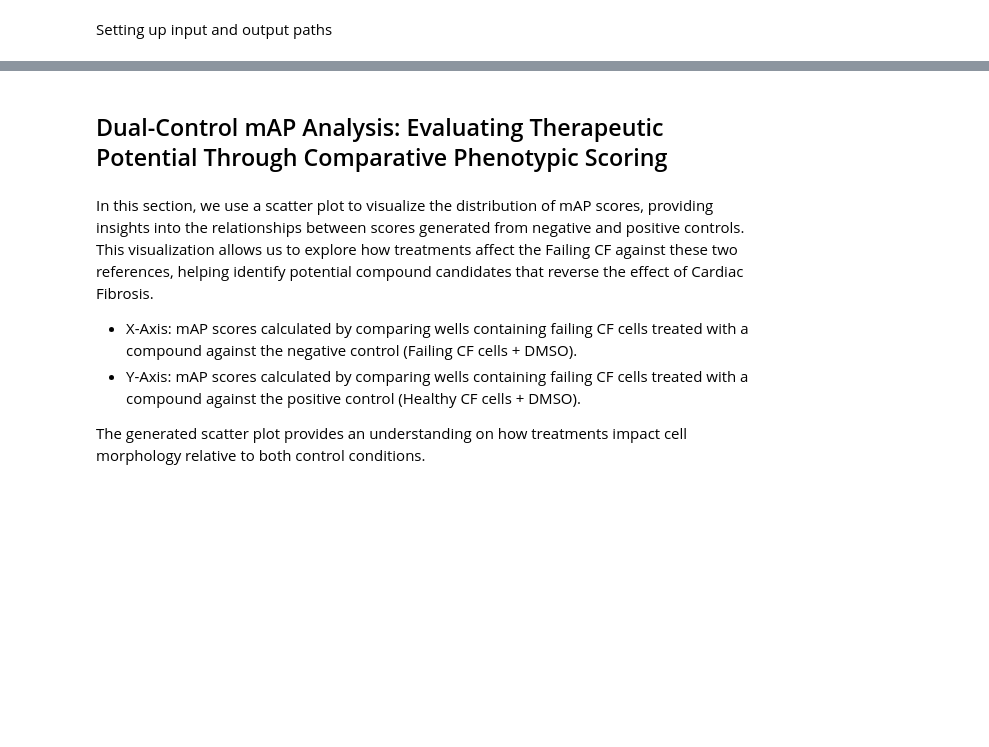
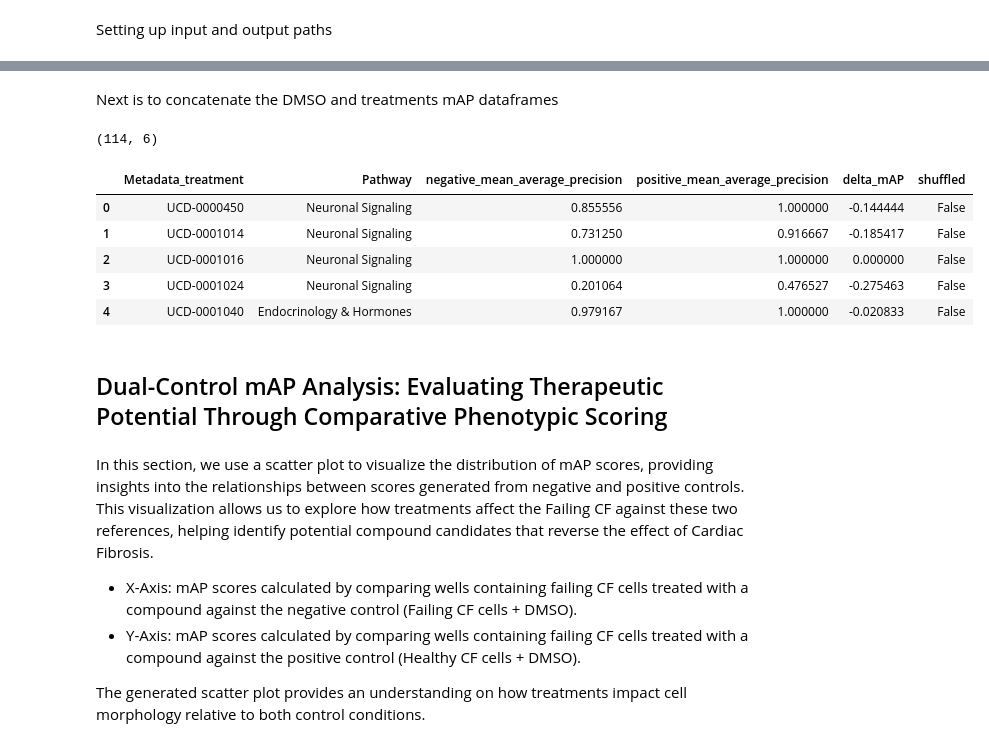
Before and after one commit to axiomcura/CFReT-screen-mAP-analysis, a Jupyter notebook: notebooks/1.map-analysis/2.map-analysis.ipynb, the cells around one changed output, grey strips where cells are left out. Cells and saved outputs as stored; diff of their text form; code cells hidden in the pictures; blank space fills up the shorter version.

```diff
--- a/notebooks/1.map-analysis/2.map-analysis.ipynb
+++ b/notebooks/1.map-analysis/2.map-analysis.ipynb
@@ -72,3 +401,18 @@ all_map_df.head()
+# %% [markdown]
+Next is to concatenate the DMSO and treatments mAP dataframes
+# %%
+# concatenate the DMSO and treatment dataframes
+all_map_df = pd.concat([all_trt_map_df, dmso_map_df])
+print(all_map_df.shape)
+all_map_df.head()
+# %% [output]
+(114, 6)
+|  | Metadata_treatment | Pathway | negative_mean_average_precision | positive_mean_average_precision | delta_mAP | shuffled |
+| 0 | UCD-0000450 | Neuronal Signaling | 0.855556 | 1.000000 | -0.144444 | False |
+| 1 | UCD-0001014 | Neuronal Signaling | 0.731250 | 0.916667 | -0.185417 | False |
+| 2 | UCD-0001016 | Neuronal Signaling | 1.000000 | 1.000000 | 0.000000 | False |
+| 3 | UCD-0001024 | Neuronal Signaling | 0.201064 | 0.476527 | -0.275463 | False |
+| 4 | UCD-0001040 | Endocrinology & Hormones | 0.979167 | 1.000000 | -0.020833 | False |
 # %% [markdown]
 ## Dual-Control mAP Analysis: Evaluating Therapeutic Potential Through Comparative Phenotypic Scoring
 # %% [markdown]
```
Also changed, not shown: parts of 17 cells of this notebook, 36 other files.
